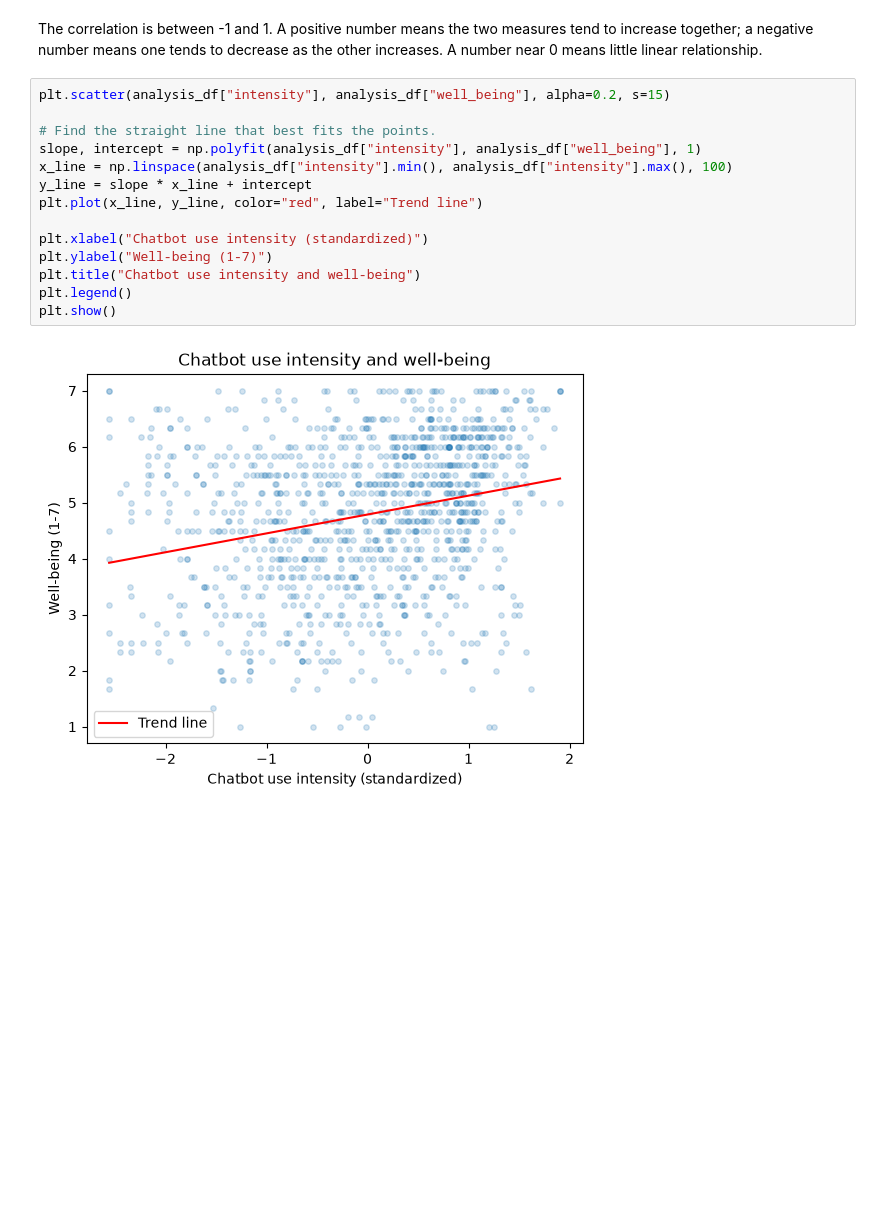
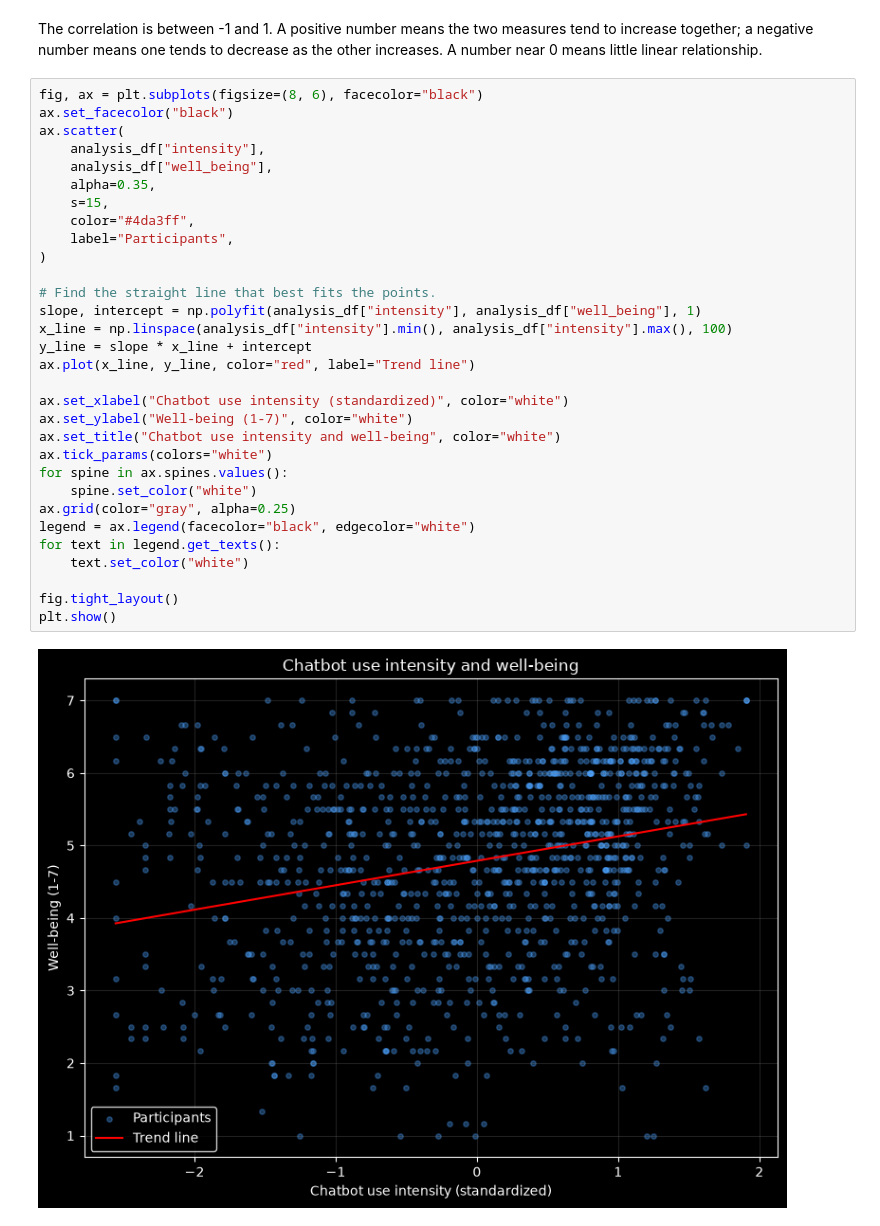
Before and after one commit to xMrTuffnut/ai-companion-wellbeing, a Jupyter notebook: notebooks/03_rq2_intensity.ipynb, the cells around one changed output. Saved outputs shown, nothing was run; the diff lists cells and outputs as text; blank space fills up the shorter version.

Commit message:
Redesigned the scatterplot.

```diff
--- a/notebooks/03_rq2_intensity.ipynb
+++ b/notebooks/03_rq2_intensity.ipynb
@@ -48,18 +48,35 @@ Number of participants: 1131
 # %% [markdown]
 The correlation is between -1 and 1. A positive number means the two measures tend to increase together; a negative number means one tends to decrease as the other increases. A number near 0 means little linear relationship.
 # %%
-plt.scatter(analysis_df["intensity"], analysis_df["well_being"], alpha=0.2, s=15)
+fig, ax = plt.subplots(figsize=(8, 6), facecolor="black")
+ax.set_facecolor("black")
+ax.scatter(
+    analysis_df["intensity"],
+    analysis_df["well_being"],
+    alpha=0.35,
+    s=15,
+    color="#4da3ff",
+    label="Participants",
+)
 
 # Find the straight line that best fits the points.
 slope, intercept = np.polyfit(analysis_df["intensity"], analysis_df["well_being"], 1)
 x_line = np.linspace(analysis_df["intensity"].min(), analysis_df["intensity"].max(), 100)
 y_line = slope * x_line + intercept
-plt.plot(x_line, y_line, color="red", label="Trend line")
+ax.plot(x_line, y_line, color="red", label="Trend line")
 
-plt.xlabel("Chatbot use intensity (standardized)")
-plt.ylabel("Well-being (1-7)")
-plt.title("Chatbot use intensity and well-being")
-plt.legend()
+ax.set_xlabel("Chatbot use intensity (standardized)", color="white")
+ax.set_ylabel("Well-being (1-7)", color="white")
+ax.set_title("Chatbot use intensity and well-being", color="white")
+ax.tick_params(colors="white")
+for spine in ax.spines.values():
+    spine.set_color("white")
+ax.grid(color="gray", alpha=0.25)
+legend = ax.legend(facecolor="black", edgecolor="white")
+for text in legend.get_texts():
+    text.set_color("white")
+
+fig.tight_layout()
 plt.show()
 # %% [output]
-[figure, old version]
+[figure, new version]
```
